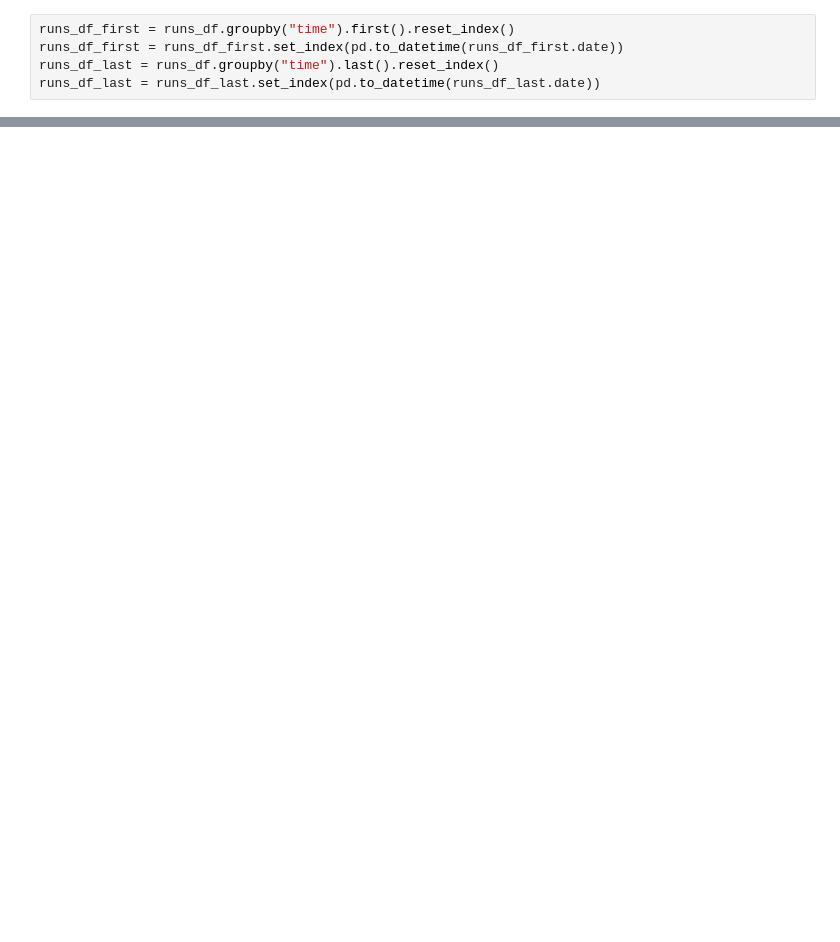
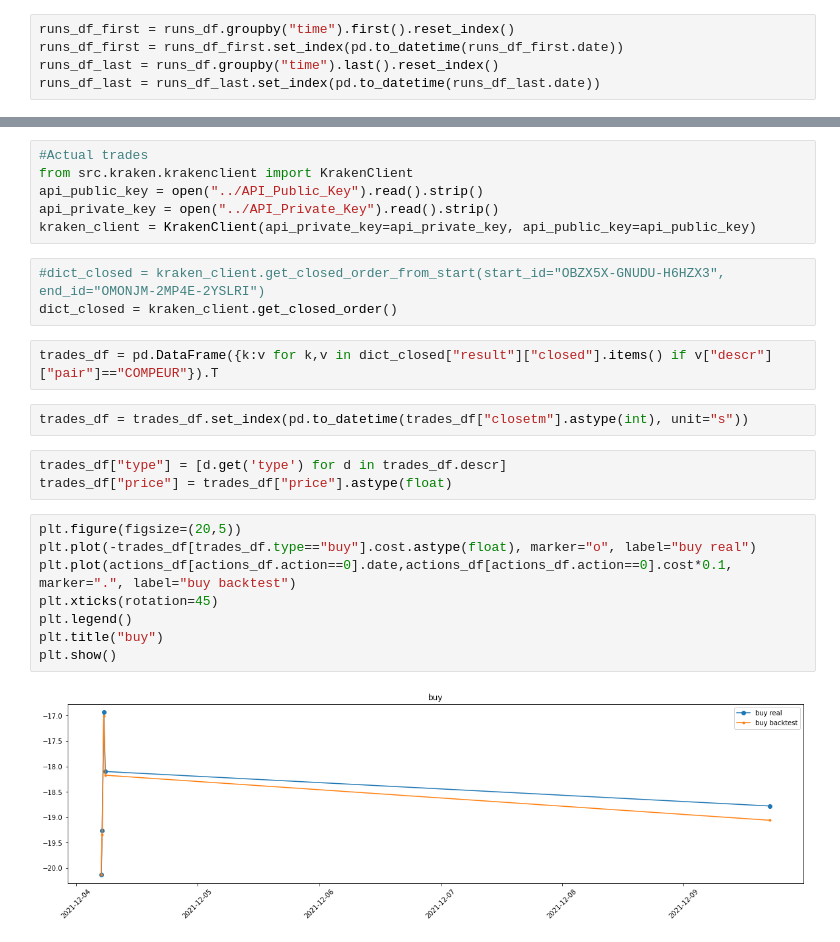
Before and after one commit to pacanada/trading, a Jupyter notebook: notebooks/Compare_runs_with_backtesting.ipynb, the cells around one changed output, grey strips where cells are left out. Saved outputs shown, nothing was run; the diff lists cells and outputs as text; blank space fills up the shorter version.

```diff
--- a/notebooks/Compare_runs_with_backtesting.ipynb
+++ b/notebooks/Compare_runs_with_backtesting.ipynb
@@ -27,0 +148,26 @@ plt.plot(runs_df_first.preds-runs_df_last.preds)
+# %%
+#Actual trades
+from src.kraken.krakenclient import KrakenClient
+api_public_key = open("../API_Public_Key").read().strip()
+api_private_key = open("../API_Private_Key").read().strip()
+kraken_client = KrakenClient(api_private_key=api_private_key, api_public_key=api_public_key)
+# %%
+#dict_closed = kraken_client.get_closed_order_from_start(start_id="OBZX5X-GNUDU-H6HZX3", end_id="OMONJM-2MP4E-2YSLRI")
+dict_closed = kraken_client.get_closed_order()
+# %%
+trades_df = pd.DataFrame({k:v for k,v in dict_closed["result"]["closed"].items() if v["descr"]["pair"]=="COMPEUR"}).T
+# %%
+trades_df = trades_df.set_index(pd.to_datetime(trades_df["closetm"].astype(int), unit="s"))
+# %%
+trades_df["type"] = [d.get('type') for d in trades_df.descr]
+trades_df["price"] = trades_df["price"].astype(float)
+# %%
+plt.figure(figsize=(20,5))
+plt.plot(-trades_df[trades_df.type=="buy"].cost.astype(float), marker="o", label="buy real")
+plt.plot(actions_df[actions_df.action==0].date,actions_df[actions_df.action==0].cost*0.1, marker=".", label="buy backtest")
+plt.xticks(rotation=45)
+plt.legend()
+plt.title("buy")
+plt.show()
+# %% [output]
+[figure, added]
```
Also changed, not shown: parts of 29 cells of this notebook, 1 other file.
